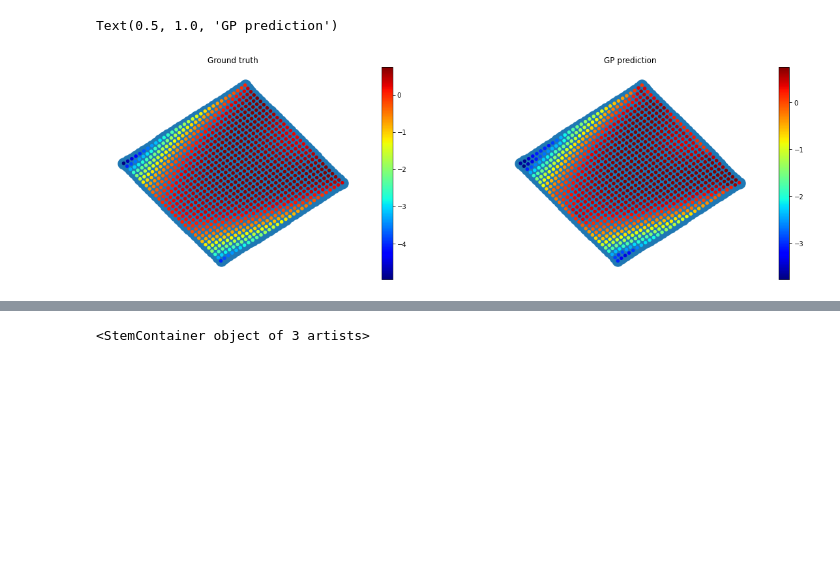
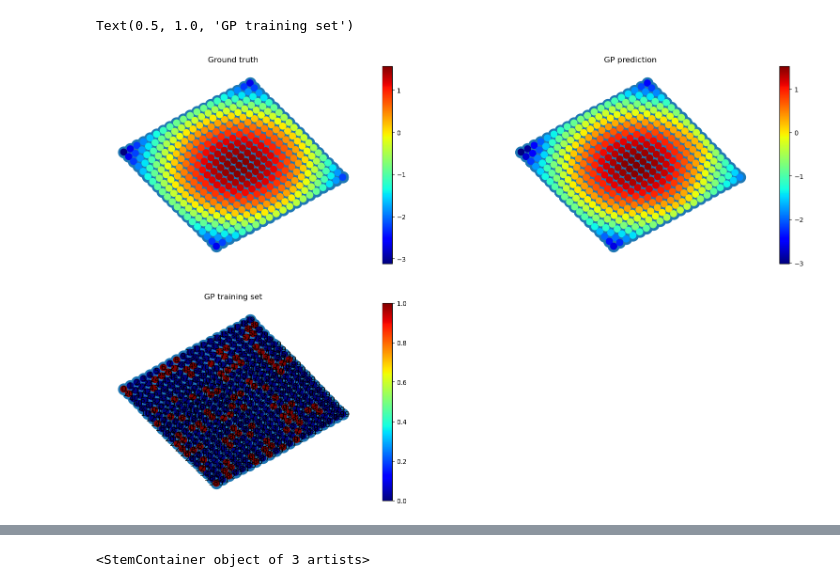
Before and after one commit to xingchenwan/bo-on-graph, a Jupyter notebook: notebooks/gp_cv.ipynb, the cells around one changed output, grey strips where cells are left out. Cells and saved outputs as stored; diff of their text form; code cells hidden in the pictures; blank space fills up the shorter version.

```diff
--- a/notebooks/gp_cv.ipynb
+++ b/notebooks/gp_cv.ipynb
@@ -56,7 +56,7 @@ from search.utils import eigendecompose_laplacian
 #         }
 #     )
 
-n = 1000
+n = 100
 base_problem = get_synthetic_problem(
     "test_function",
     n=n,
@@ -65,6 +65,8 @@ base_problem = get_synthetic_problem(
         "log": False,
         "random_graph_type": "grid",
         "m": 1,
+        "n": n,
+        "test_function": "sphere"
         }
     )
 # %%
@@ -109,21 +111,22 @@ X_test, Y_test = X[ntest_indices, ...], Y[ntest_indices, ...]
 from search.models import initialize_model
 from scipy.stats import spearmanr
 # %%
-import gpytorch
 model, mll, cached_eigenbasis = initialize_model(
                 train_X=X_train,
                 train_Y=Y_train,
                 context_graph=base_problem.context_graph,
-                covar_type="polynomial",
+                covar_type="polynomial_new",
                 covar_kwargs = {
-                    "order": 3,
+                    "order": 5,
                      },
                 fit_model=True,
                 ard=True,
                 use_fixed_noise=False,
                 optim_kwargs = {
-                    "train_iters": 200,
-                    "lr": 0.1
+                    "train_iters": 10,
+                    "lr": 0.1,
+                    "mu_0": 0.1,
+                    "frequency_update":10
                 },
                 use_saas_map=False
                 )
@@ -217,53 +239,50 @@ test_Y = [all_Y[i] for i in test_X]
 train_pos = {k: pos[k] for k in train_X}
 test_pos = {k: pos[k] for k in test_X}
 
-plt.figure(figsize=[20, 6])
-plt.subplot(121)
-nx.draw(base_problem.context_graph, pos, )
+plt.figure(figsize=[20, 12])
+plt.subplot(221)
+nx.draw_networkx(base_problem.context_graph, pos, with_labels=False)
 ec = nx.draw_networkx_edges(g, pos, alpha=0.2)
-c = nx.draw_networkx_nodes(g, pos, node_color=all_Y, node_size=20, cmap=plt.cm.jet, linewidths=None, edgecolors=None)
+c = nx.draw_networkx_nodes(g, pos, node_color=all_Y, node_size=100, cmap=plt.cm.jet, linewidths=None, edgecolors=None)
 
 # nc = nx.draw_networkx_nodes(g, train_pos, nodelist=train_X, node_color="gray", node_size=50, cmap=plt.cm.jet, linewidths=0)
 # nc = nx.draw_networkx_nodes(g, test_pos, nodelist=test_X, node_color=test_Y, node_size=25, linewidths=0)
 
 plt.colorbar(c)
 plt.axis('off')
 plt.title("Ground truth")
 
-plt.subplot(122)
+plt.subplot(222)
 with torch.no_grad():
     posterior =  model.posterior(all_X.reshape(-1, 1))
     all_Y_pred =posterior.mean.flatten()
     all_Y_var =torch.sqrt(posterior.variance.flatten())
 
 train_Y_pred = [all_Y_pred[i] for i in train_X]
 test_Y_pred = [all_Y_pred[i] for i in test_X]
 
 colors = all_Y_pred.clip(all_Y.min(), all_Y.max())
 
-nx.draw(base_problem.context_graph, pos, )
+nx.draw_networkx(base_problem.context_graph, pos, with_labels=False)
 ec = nx.draw_networkx_edges(g, pos, alpha=0.2)
-nc = nx.draw_networkx_nodes(g, pos, node_color=colors, node_size=20, cmap=plt.cm.jet, linewidths=None)
+nc = nx.draw_networkx_nodes(g, pos, node_color=colors, node_size=100, cmap=plt.cm.jet, linewidths=None)
 
 # nc = nx.draw_networkx_nodes(g, train_pos, nodelist=train_X, node_color="gray", node_size=50, cmap=plt.cm.jet, linewidths=0)
 # nc = nx.draw_networkx_nodes(g, test_pos, nodelist=test_X, node_color=test_Y_pred, node_size=25, linewidths=0)
 plt.colorbar(nc)
 plt.axis('off')
 plt.title("GP prediction")
 
-
-# plt.subplot(133)
-# diff = torch.abs((all_Y_pred.flatten() - all_Y.flatten()) / all_Y.flatten())
-# # diff.clip_(0, 0.2)
-
-# nx.draw(base_problem.context_graph, pos, )
-# ec = nx.draw_networkx_edges(g, pos, alpha=0.2)
-# nc = nx.draw_networkx_nodes(g, pos, node_color=diff, node_size=20, cmap=plt.cm.jet,)
-# plt.colorbar(nc)
-# plt.axis('off')
-# plt.title("GP posterior std")
-
-# plt.show()
+plt.subplot(223)
+bin_train = torch.tensor([1 if i in X_train else 0 for i in range(n)])
+diff = torch.abs((all_Y_pred.flatten() - all_Y.flatten()) / all_Y.flatten())
+# diff.clip_(0, 0.2)
+nx.draw_networkx(base_problem.context_graph, pos,with_labels=True)
+ec = nx.draw_networkx_edges(g, pos, alpha=0.2)
+nc = nx.draw_networkx_nodes(g, pos, node_color=bin_train, node_size=100, cmap=plt.cm.jet,)
+plt.colorbar(nc)
+plt.axis('off')
+plt.title("GP training set")
 # %% [output]
-Text(0.5, 1.0, 'GP prediction')
+Text(0.5, 1.0, 'GP training set')
-[figure, old version]
+[figure, new version]
```
Also changed, not shown: parts of 21 cells of this notebook, 6 other files.
